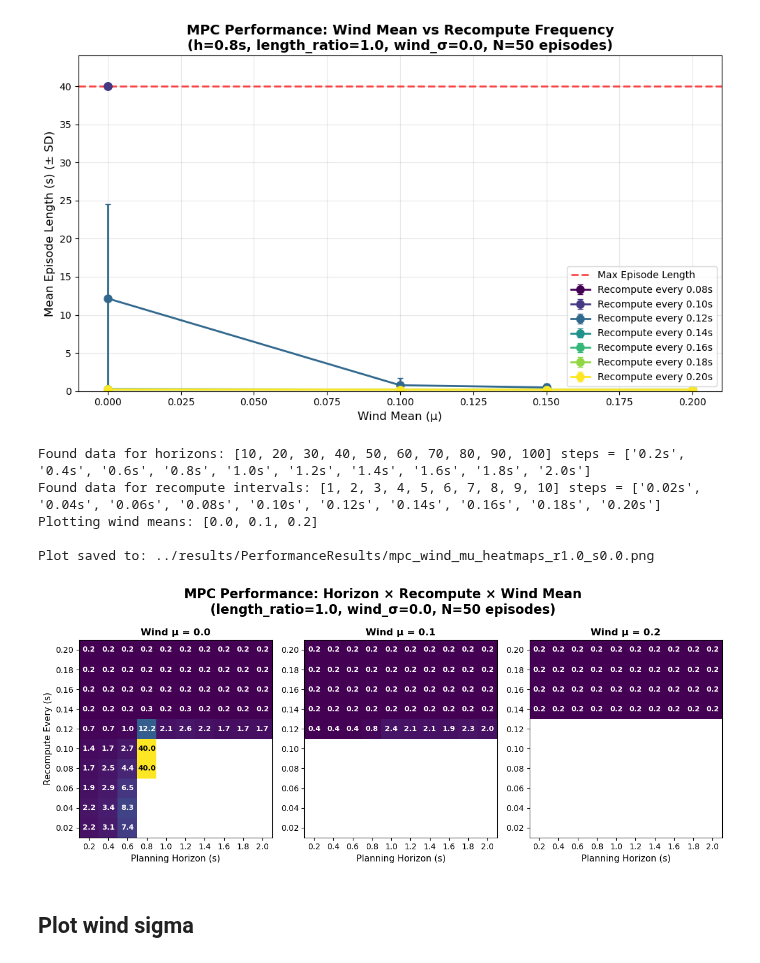
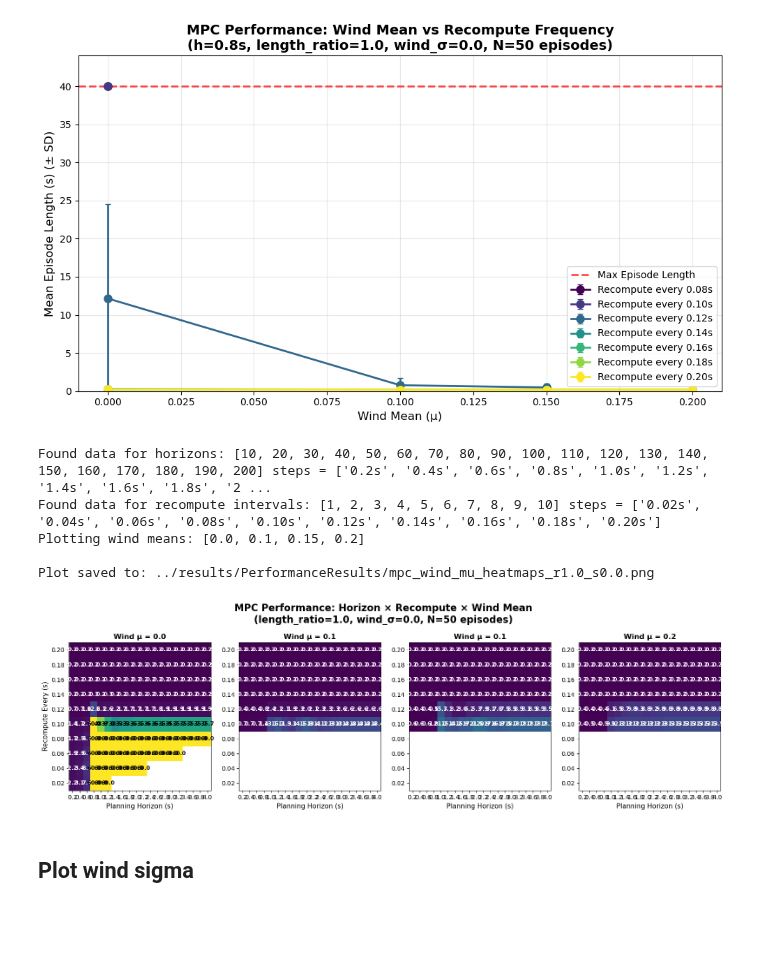
Before and after one commit to jtbuch/mpc_dojo, a Jupyter notebook: cartpole_optimization/notebooks/Cartpole_Control.ipynb, the cells around one changed output. Cells and saved outputs as stored; diff of their text form; code cells hidden in the pictures; blank space fills up the shorter version.

```diff
--- a/cartpole_optimization/notebooks/Cartpole_Control.ipynb
+++ b/cartpole_optimization/notebooks/Cartpole_Control.ipynb
@@ -87,18 +87,18 @@ Plot saved to: ../results/PerformanceResults/mpc_wind_mu_analysis_h40_r1.0_s0.0.
 # %%
 plot_wind_mu_heatmaps(
     results_folder="../results/PerformanceResults/",
-    wind_mus=[0.0, 0.1, 0.2, 0.3],
+    wind_mus=[0.0, 0.1, 0.15, 0.2],
     num_episodes=50,
     length_ratio=1.0,
     wind_sigma=0.0
 )
 # %% [output]
-Found data for horizons: [10, 20, 30, 40, 50, 60, 70, 80, 90, 100] steps = ['0.2s', '0.4s', '0.6s', '0.8s', '1.0s', '1.2s', '1.4s', '1.6s', '1.8s', '2.0s']
+Found data for horizons: [10, 20, 30, 40, 50, 60, 70, 80, 90, 100, 110, 120, 130, 140, 150, 160, 170, 180, 190, 200] steps = ['0.2s', '0.4s', '0.6s', '0.8s', '1.0s', '1.2s', '1.4s', '1.6s', '1.8s', '2 ...
 Found data for recompute intervals: [1, 2, 3, 4, 5, 6, 7, 8, 9, 10] steps = ['0.02s', '0.04s', '0.06s', '0.08s', '0.10s', '0.12s', '0.14s', '0.16s', '0.18s', '0.20s']
-Plotting wind means: [0.0, 0.1, 0.2]
+Plotting wind means: [0.0, 0.1, 0.15, 0.2]
 
 Plot saved to: ../results/PerformanceResults/mpc_wind_mu_heatmaps_r1.0_s0.0.png
-[figure, old version]
+[figure, new version]
 # %% [markdown]
 ## Plot wind sigma
 # %%
```
Also changed, not shown: parts of 4 cells of this notebook, 3 other files.
